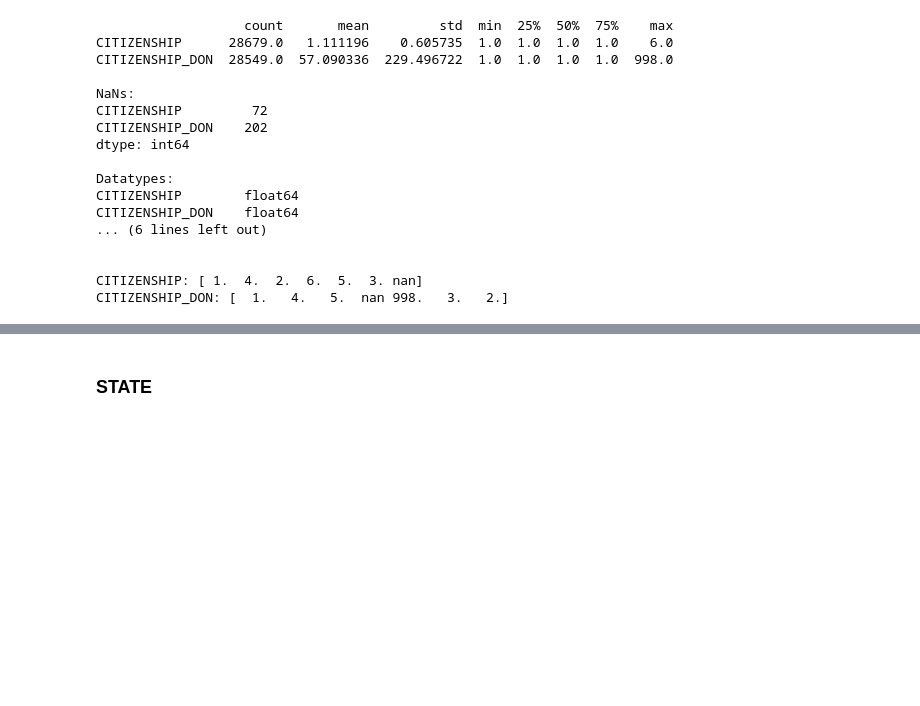
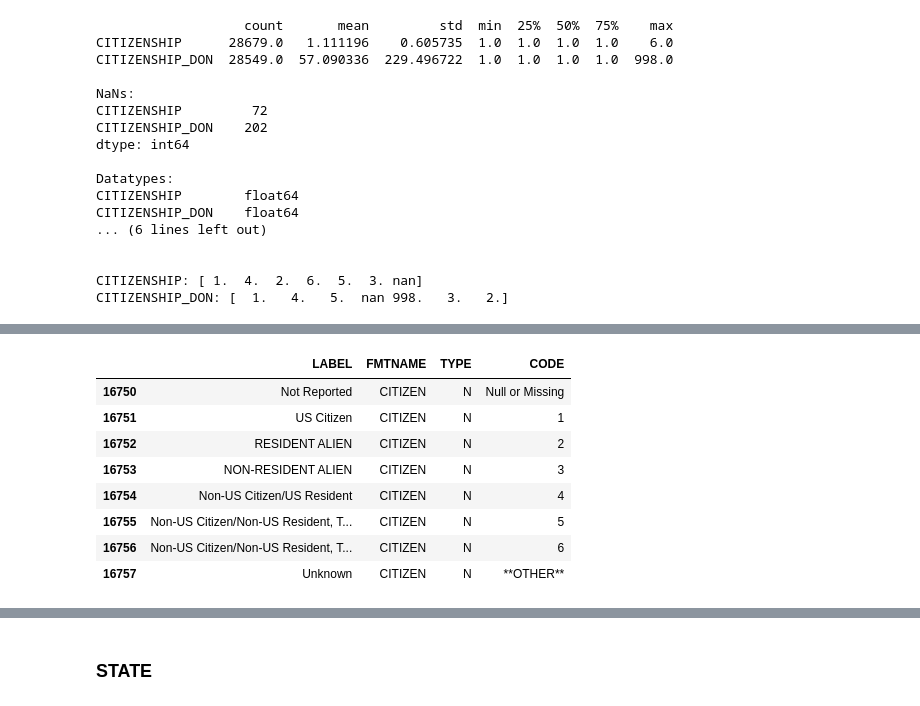
Before and after one commit to SirErikPak/Profolio, a Jupyter notebook: UNOS/Notebook/2.Thoracic_Examine.ipynb, the cells around one changed output, grey strips where cells are left out. Drawn from its saved outputs; the diff is of its cells as text; code cells hidden in the pictures; blank space fills up the shorter version.

```diff
--- a/UNOS/Notebook/2.Thoracic_Examine.ipynb
+++ b/UNOS/Notebook/2.Thoracic_Examine.ipynb
@@ -2471,3 +2473,15 @@ CODE                                                                           L
+# %%
+df_flat[df_flat.FMTNAME == 'CITIZEN']
+# %% [output]
+|  | LABEL | FMTNAME | TYPE | CODE |
+| 16750 | Not Reported | CITIZEN | N | Null or Missing |
+| 16751 | US Citizen | CITIZEN | N | 1 |
+| 16752 | RESIDENT ALIEN | CITIZEN | N | 2 |
+| 16753 | NON-RESIDENT ALIEN | CITIZEN | N | 3 |
+| 16754 | Non-US Citizen/US Resident | CITIZEN | N | 4 |
+| 16755 | Non-US Citizen/Non-US Resident, T... | CITIZEN | N | 5 |
+| 16756 | Non-US Citizen/Non-US Resident, T... | CITIZEN | N | 6 |
+| 16757 | Unknown | CITIZEN | N | **OTHER** |
 # %%
 # df_flat FMTNAME: CITIZEN
 mapping = {
```
Also changed, not shown: parts of 20 cells of this notebook, 13 other files.
